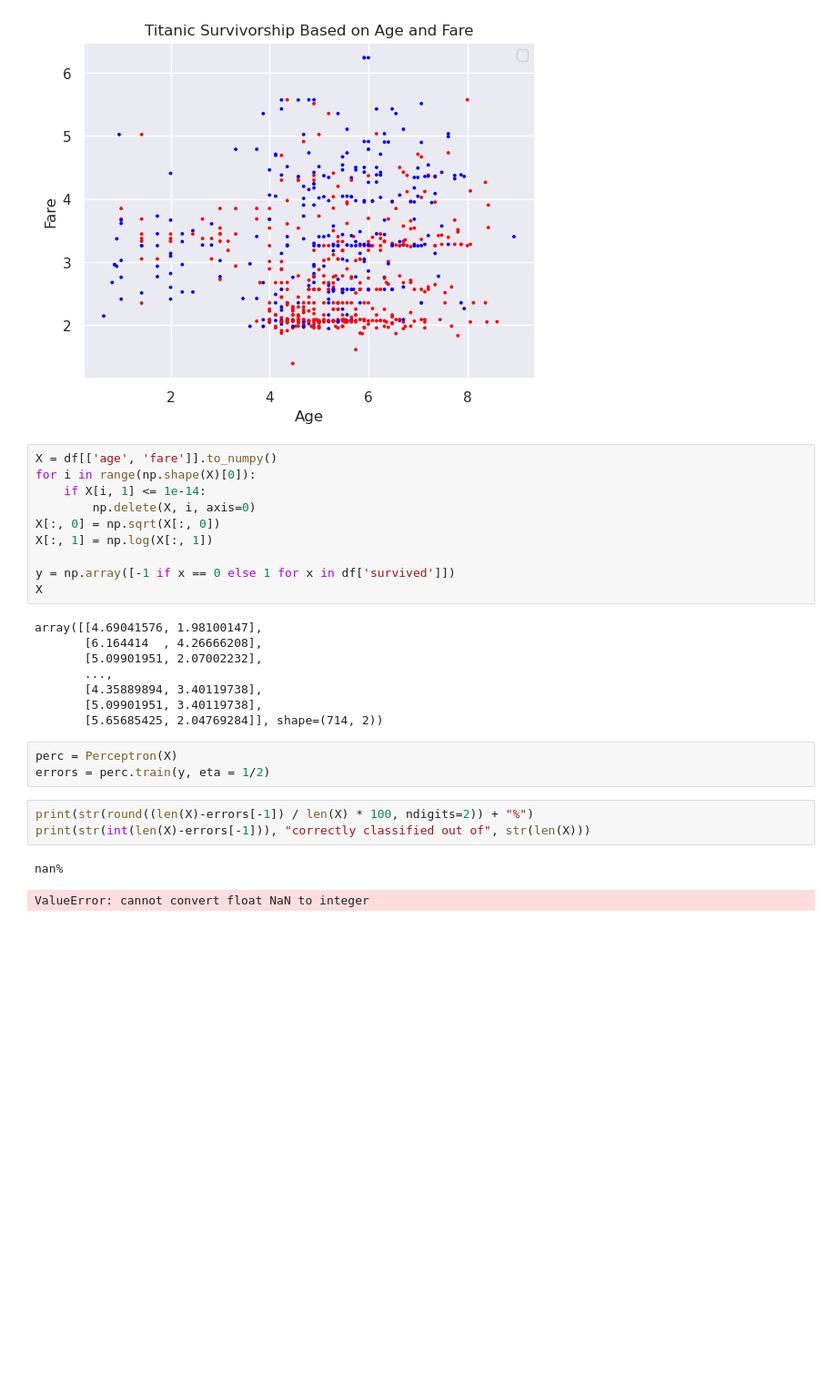
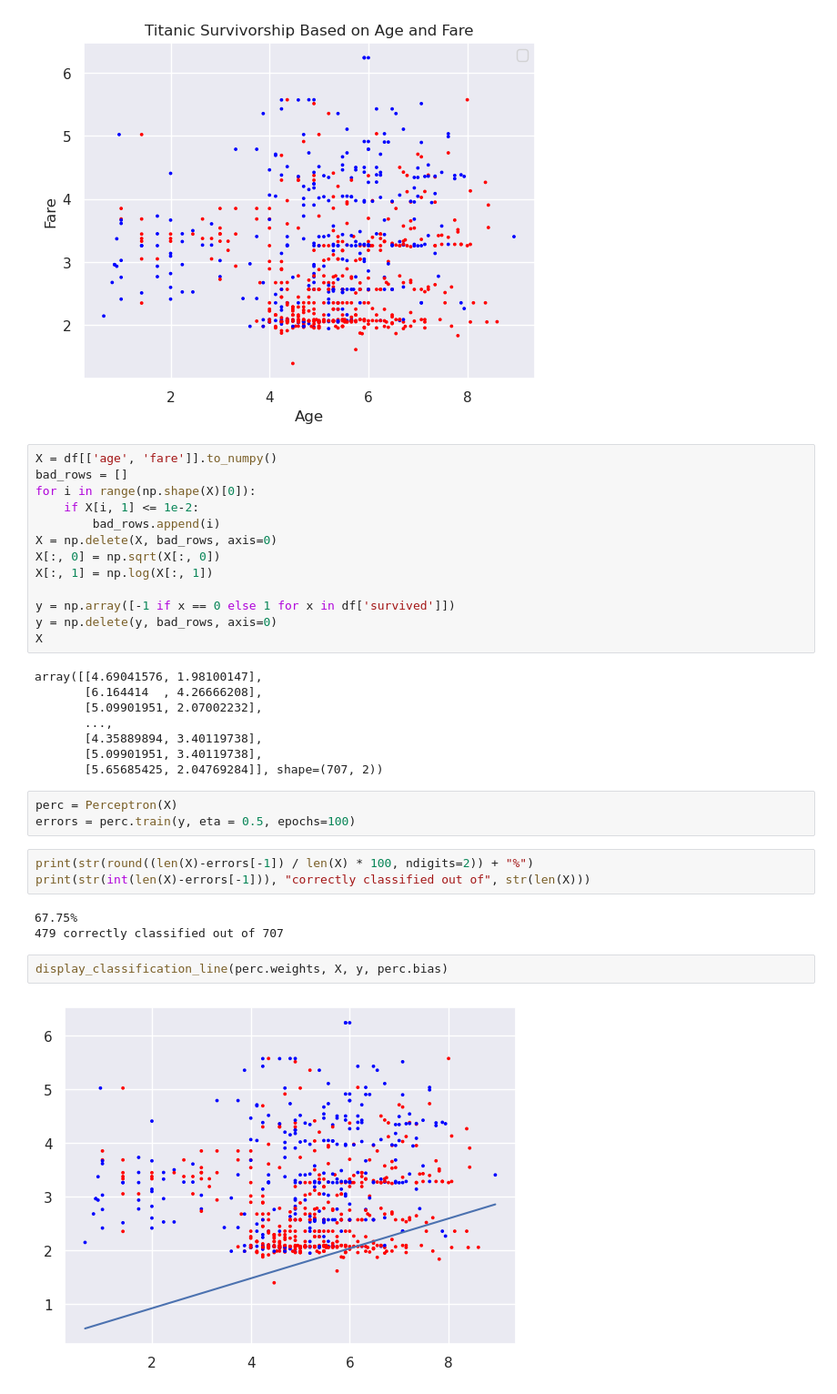
Before and after one commit to patrick7adams/DataScienceAndMachineLearning, a Jupyter notebook: Supervised Learning/Perceptron/Perceptron.ipynb, the cells around one changed output. Shown at 91% size. Cells and saved outputs as stored; diff of their text form; blank space fills up the shorter version.

```diff
--- a/Supervised Learning/Perceptron/Perceptron.ipynb
+++ b/Supervised Learning/Perceptron/Perceptron.ipynb
@@ -174,13 +174,16 @@ plt.show()
 [figure]
 # %%
 X = df[['age', 'fare']].to_numpy()
+bad_rows = []
 for i in range(np.shape(X)[0]):
-    if X[i, 1] <= 1e-14:
-        np.delete(X, i, axis=0)
+    if X[i, 1] <= 1e-2:
+        bad_rows.append(i)
+X = np.delete(X, bad_rows, axis=0)
 X[:, 0] = np.sqrt(X[:, 0])
 X[:, 1] = np.log(X[:, 1])
 
 y = np.array([-1 if x == 0 else 1 for x in df['survived']])
+y = np.delete(y, bad_rows, axis=0)
 X
 # %% [output]
 array([[4.69041576, 1.98100147],
@@ -189,13 +192,17 @@ array([[4.69041576, 1.98100147],
        ...,
        [4.35889894, 3.40119738],
        [5.09901951, 3.40119738],
-       [5.65685425, 2.04769284]], shape=(714, 2))
+       [5.65685425, 2.04769284]], shape=(707, 2))
 # %%
 perc = Perceptron(X)
-errors = perc.train(y, eta = 1/2)
+errors = perc.train(y, eta = 0.5, epochs=100)
 # %%
 print(str(round((len(X)-errors[-1]) / len(X) * 100, ndigits=2)) + "%")
 print(str(int(len(X)-errors[-1])), "correctly classified out of", str(len(X)))
 # %% [output]
-nan%
+67.75%
+479 correctly classified out of 707
-ValueError: cannot convert float NaN to integer
+# %%
+display_classification_line(perc.weights, X, y, perc.bias)
+# %% [output]
+[figure, added]
```
